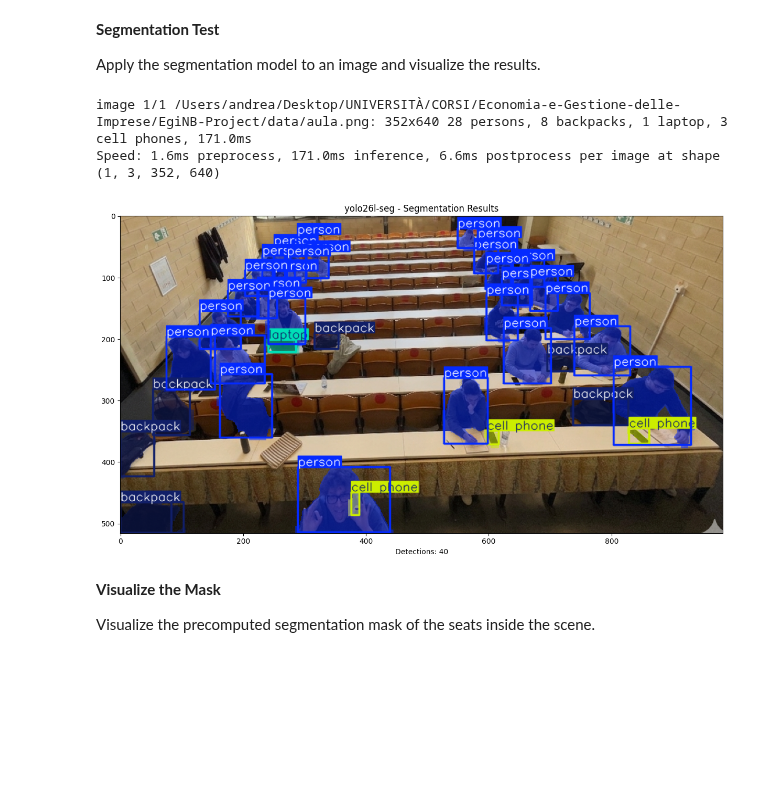
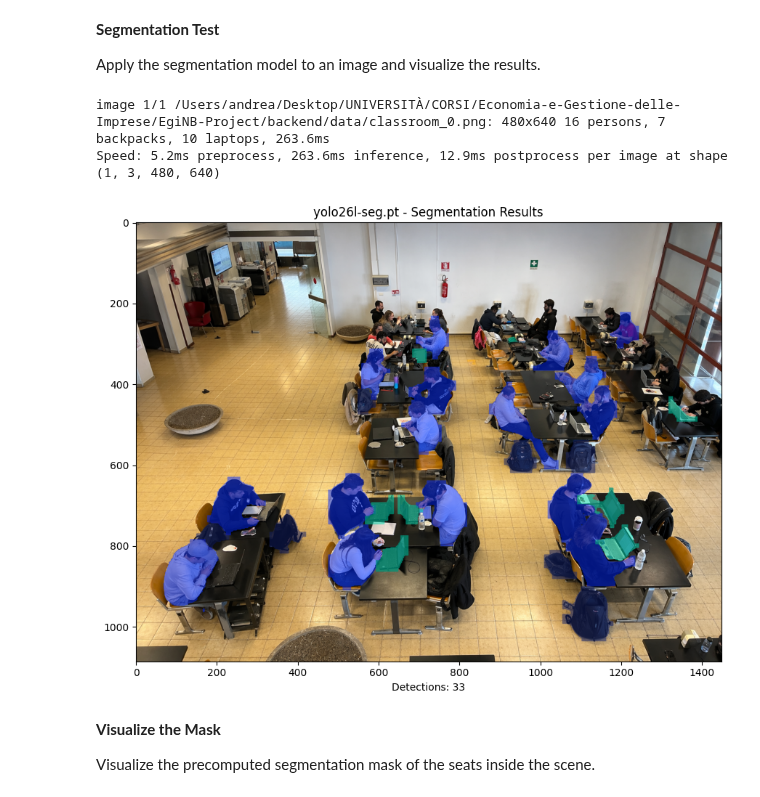
Before and after one commit to AndCamo/EgiNB-Project, a Jupyter notebook: backend/testing-notebook.ipynb, the cells around one changed output. Drawn from its saved outputs; the diff is of its cells as text; code cells hidden in the pictures; blank space fills up the shorter version.

Commit message:
Backend Refactoring and Server Implementation

```diff
--- a/backend/testing-notebook.ipynb
+++ b/backend/testing-notebook.ipynb
@@ -5,40 +5,46 @@ import cv2
 import json
 import numpy as np
 from pathlib import Path
+# %%
+# Definizione path globali
+IMAGE_PATH = "data/classroom_0.png"
+MASK_PATH = "mask/classroom_0_mask.png"
+JSON_PATH = "mask/classroom_0_seats.json"
+MODEL_NAME = "yolo26l-seg.pt"
 # %% [markdown]
 **Segmentation Test**
 
 Apply the segmentation model to an image and visualize the results.
 # %%
 # Load the model (if the model is not available, it will be downloaded automatically)
-model_name = "yolo26l-seg"
-model = YOLO(f"./weights/{model_name}.pt")
+
+model = YOLO(f"./weights/{MODEL_NAME}")  # Load the model from the specified path
 
 # get the results for the image
-results = model.predict("data/aula.png", conf=0.05, classes=[0, 63, 24, 67, 66])  # class 0 corresponds to 'person'
+results = model.predict(IMAGE_PATH, conf=0.2, classes=[0, 63, 24])  # class 0 corresponds to 'person'
 result = results[0]
 
 
 # plot the results
 plt.figure(figsize=(15, 7))
 
-annotated_img = result.plot(boxes=True, masks=True, labels=True, conf=False)  # Get the annotated image with masks only (no bounding boxes)
+annotated_img = result.plot(boxes=False, masks=True, labels=False, conf=False)  # Get the annotated image with masks only (no bounding boxes)
 annotated_img_rgb = cv2.cvtColor(annotated_img, cv2.COLOR_BGR2RGB)  # Convert BGR to RGB for correct color display in matplotlib
 
-plt.title(f"{model_name} - Segmentation Results")
+plt.title(f"{MODEL_NAME} - Segmentation Results")
 plt.imshow(annotated_img_rgb)
 plt.xlabel(f"Detections: {len(result.boxes)}")
 plt.tight_layout()
 plt.show()
 
 
 # Save the image using matplotlib
 output_path = "output.png"
 plt.imsave(output_path, annotated_img_rgb)
 # %% [output]
-image 1/1 /Users/andrea/Desktop/UNIVERSITÀ/CORSI/Economia-e-Gestione-delle-Imprese/EgiNB-Project/data/aula.png: 352x640 28 persons, 8 backpacks, 1 laptop, 3 cell phones, 171.0ms
-Speed: 1.6ms preprocess, 171.0ms inference, 6.6ms postprocess per image at shape (1, 3, 352, 640)
+image 1/1 /Users/andrea/Desktop/UNIVERSITÀ/CORSI/Economia-e-Gestione-delle-Imprese/EgiNB-Project/backend/data/classroom_0.png: 480x640 16 persons, 7 backpacks, 10 laptops, 263.6ms
+Speed: 5.2ms preprocess, 263.6ms inference, 12.9ms postprocess per image at shape (1, 3, 480, 640)
-[figure, old version]
+[figure, new version]
 # %% [markdown]
 **Visualize the Mask**
 
```
Also changed, not shown: parts of 3 cells of this notebook, 15 other files.
